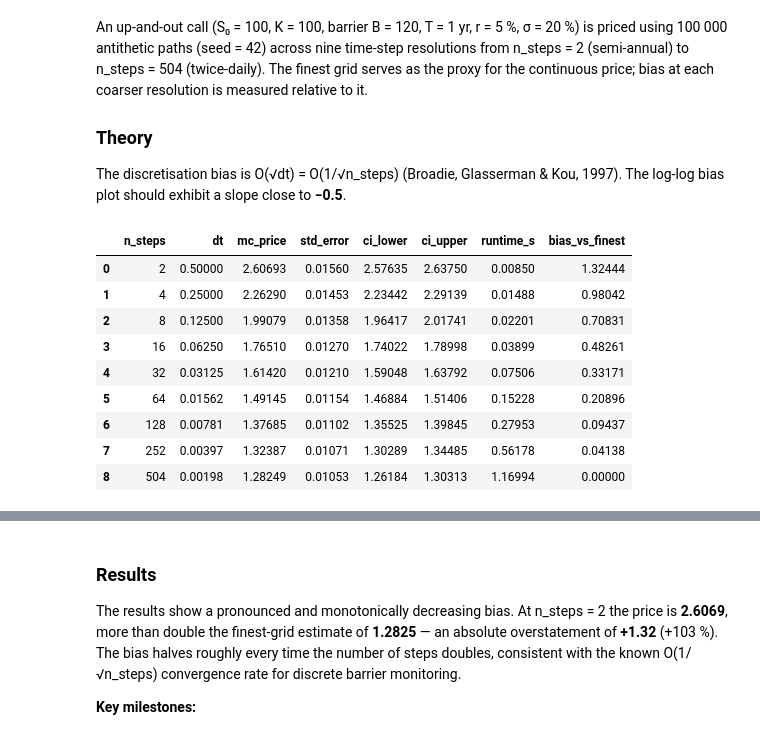
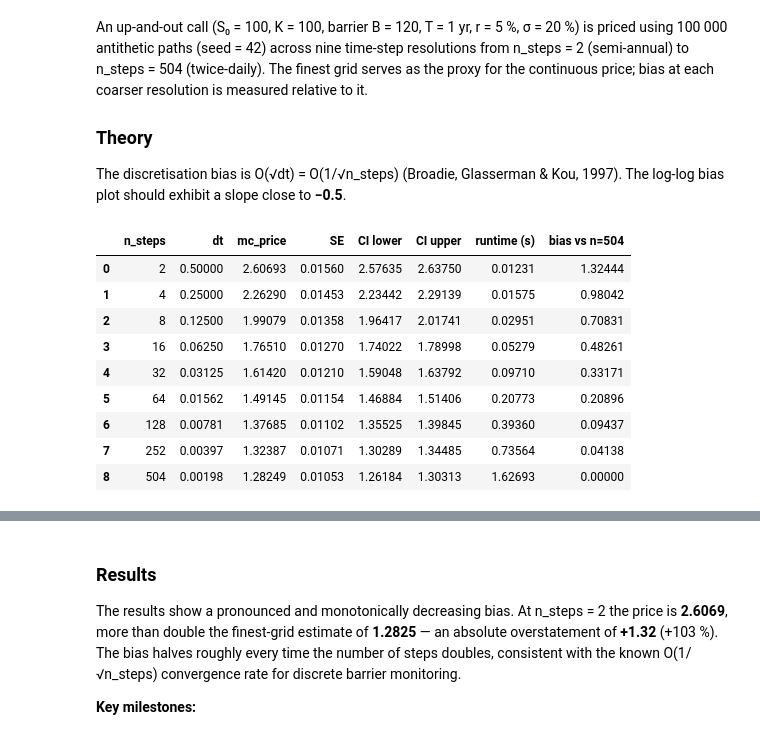
Before and after one commit to bfl-almeida/project_monte_carlo, a Jupyter notebook: notebooks/research_demo.ipynb, the cells around one changed output, grey strips where cells are left out. Saved outputs shown, nothing was run; the diff lists cells and outputs as text; code cells hidden in the pictures.

```diff
--- a/notebooks/research_demo.ipynb
+++ b/notebooks/research_demo.ipynb
@@ -442,23 +457,26 @@ The log-log bias plot should exhibit a slope close to **−0.5**.
 # %%
 df_disc = run_discretisation_bias_experiment(
     S0=S0, K=K, barrier=120.0, T=T, r=r, sigma=sigma,
     step_grid=[2, 4, 8, 16, 32, 64, 128, 252, 504],
     n_paths=100_000,
     antithetic=True,
     random_seed=42,
 )
-df_disc
+df_disc[["n_steps", "dt", "mc_price", "std_error", "ci_lower", "ci_upper", "runtime_s", "bias_vs_finest"]].rename(columns={
+    "std_error": "SE", "ci_lower": "CI lower", "ci_upper": "CI upper",
+    "runtime_s": "runtime (s)", "bias_vs_finest": "bias vs n=504",
+})
 # %% [output]
-|  | n_steps | dt | mc_price | std_error | ci_lower | ci_upper | runtime_s | bias_vs_finest |
-| 0 | 2 | 0.50000 | 2.60693 | 0.01560 | 2.57635 | 2.63750 | 0.00850 | 1.32444 |
-| 1 | 4 | 0.25000 | 2.26290 | 0.01453 | 2.23442 | 2.29139 | 0.01488 | 0.98042 |
-| 2 | 8 | 0.12500 | 1.99079 | 0.01358 | 1.96417 | 2.01741 | 0.02201 | 0.70831 |
-| 3 | 16 | 0.06250 | 1.76510 | 0.01270 | 1.74022 | 1.78998 | 0.03899 | 0.48261 |
-| 4 | 32 | 0.03125 | 1.61420 | 0.01210 | 1.59048 | 1.63792 | 0.07506 | 0.33171 |
-| 5 | 64 | 0.01562 | 1.49145 | 0.01154 | 1.46884 | 1.51406 | 0.15228 | 0.20896 |
-| 6 | 128 | 0.00781 | 1.37685 | 0.01102 | 1.35525 | 1.39845 | 0.27953 | 0.09437 |
-| 7 | 252 | 0.00397 | 1.32387 | 0.01071 | 1.30289 | 1.34485 | 0.56178 | 0.04138 |
-| 8 | 504 | 0.00198 | 1.28249 | 0.01053 | 1.26184 | 1.30313 | 1.16994 | 0.00000 |
+|  | n_steps | dt | mc_price | SE | CI lower | CI upper | runtime (s) | bias vs n=504 |
+| 0 | 2 | 0.50000 | 2.60693 | 0.01560 | 2.57635 | 2.63750 | 0.01231 | 1.32444 |
+| 1 | 4 | 0.25000 | 2.26290 | 0.01453 | 2.23442 | 2.29139 | 0.01575 | 0.98042 |
+| 2 | 8 | 0.12500 | 1.99079 | 0.01358 | 1.96417 | 2.01741 | 0.02951 | 0.70831 |
+| 3 | 16 | 0.06250 | 1.76510 | 0.01270 | 1.74022 | 1.78998 | 0.05279 | 0.48261 |
+| 4 | 32 | 0.03125 | 1.61420 | 0.01210 | 1.59048 | 1.63792 | 0.09710 | 0.33171 |
+| 5 | 64 | 0.01562 | 1.49145 | 0.01154 | 1.46884 | 1.51406 | 0.20773 | 0.20896 |
+| 6 | 128 | 0.00781 | 1.37685 | 0.01102 | 1.35525 | 1.39845 | 0.39360 | 0.09437 |
+| 7 | 252 | 0.00397 | 1.32387 | 0.01071 | 1.30289 | 1.34485 | 0.73564 | 0.04138 |
+| 8 | 504 | 0.00198 | 1.28249 | 0.01053 | 1.26184 | 1.30313 | 1.62693 | 0.00000 |
 # %%
 fig, axes = plt.subplots(1, 2, figsize=(14, 5))
 
```
Also changed, not shown: parts of 7 cells of this notebook, 2 other files.
